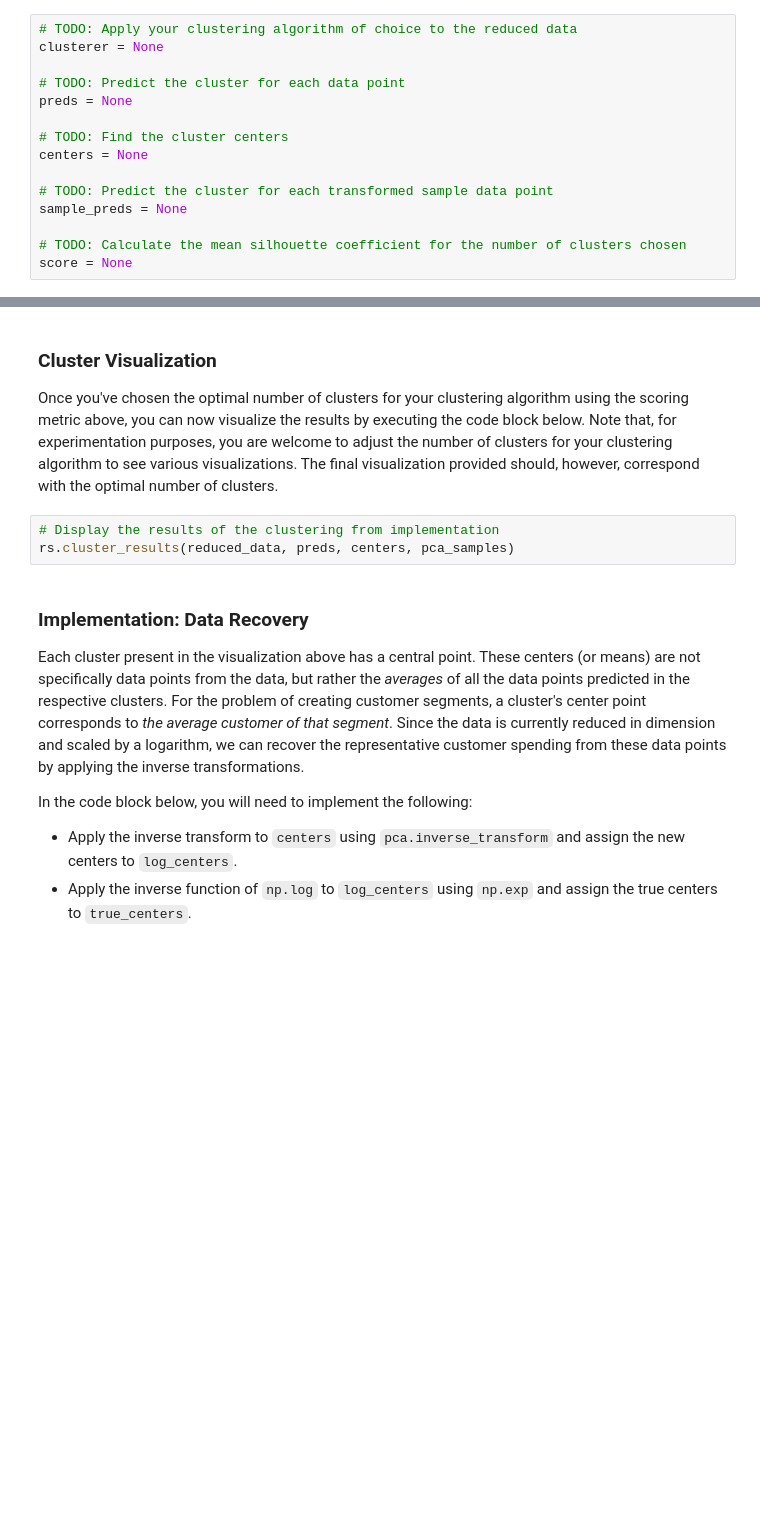
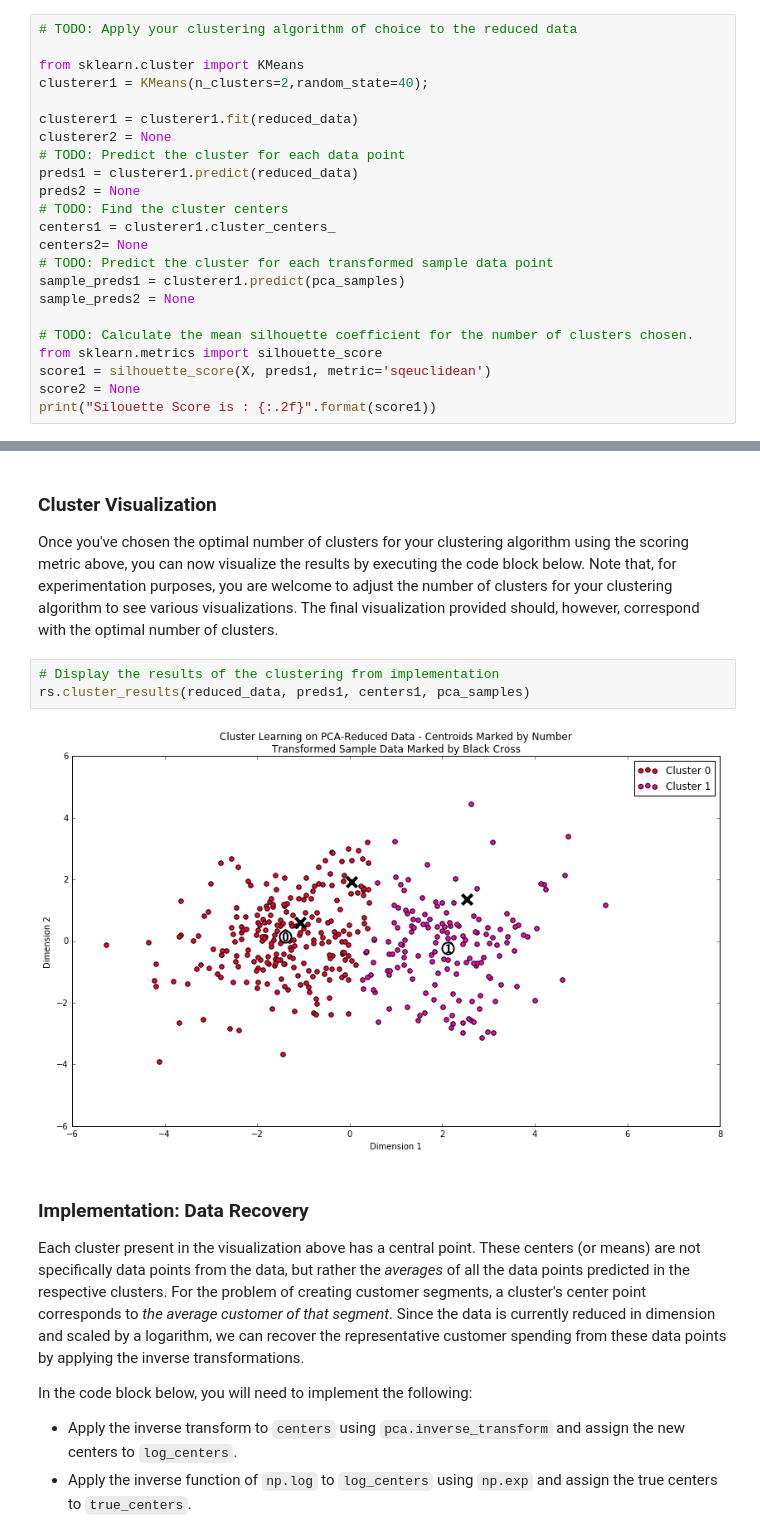
Before and after one commit to nudigamma/machine-learning-projects, a Jupyter notebook: projects/creating_customer_segments/customer_segments.ipynb, the cells around one changed output, grey strips where cells are left out. Cells and saved outputs as stored; diff of their text form; blank space fills up the shorter version.

```diff
--- a/projects/creating_customer_segments/customer_segments.ipynb
+++ b/projects/creating_customer_segments/customer_segments.ipynb
@@ -409,16 +409,24 @@ In the code block below, you will need to implement the following:
    - Assign the silhouette score to `score` and print the result.
 # %%
 # TODO: Apply your clustering algorithm of choice to the reduced data
-clusterer = None
 
+from sklearn.cluster import KMeans
+clusterer1 = KMeans(n_clusters=2,random_state=40);
+
+clusterer1 = clusterer1.fit(reduced_data)
+clusterer2 = None
 # TODO: Predict the cluster for each data point
-preds = None
+preds1 = clusterer1.predict(reduced_data)
+preds2 = None
+# TODO: Find the cluster centers
+centers1 = clusterer1.cluster_centers_
+centers2= None
+# TODO: Predict the cluster for each transformed sample data point
+sample_preds1 = clusterer1.predict(pca_samples)
+sample_preds2 = None
 
-# TODO: Find the cluster centers
-centers = None
-
-# TODO: Predict the cluster for each transformed sample data point
-sample_preds = None
-
-# TODO: Calculate the mean silhouette coefficient for the number of clusters chosen
-score = None
+# TODO: Calculate the mean silhouette coefficient for the number of clusters chosen.
+from sklearn.metrics import silhouette_score
+score1 = silhouette_score(X, preds1, metric='sqeuclidean')
+score2 = None
+print("Silouette Score is : {:.2f}".format(score1))
@@ -432,7 +443,9 @@ score = None
 Once you've chosen the optimal number of clusters for your clustering algorithm using the scoring metric above, you can now visualize the results by executing the code block below. Note that, for experimentation purposes, you are welcome to adjust the number of clusters for your clustering algorithm to see various visualizations. The final visualization provided should, however, correspond with the optimal number of clusters.
 # %%
 # Display the results of the clustering from implementation
-rs.cluster_results(reduced_data, preds, centers, pca_samples)
+rs.cluster_results(reduced_data, preds1, centers1, pca_samples)
+# %% [output]
+[figure, added]
 # %% [markdown]
 ### Implementation: Data Recovery
 Each cluster present in the visualization above has a central point. These centers (or means) are not specifically data points from the data, but rather the *averages* of all the data points predicted in the respective clusters. For the problem of creating customer segments, a cluster's center point corresponds to *the average customer of that segment*. Since the data is currently reduced in dimension and scaled by a logarithm, we can recover the representative customer spending from these data points by applying the inverse transformations.
```
Also changed, not shown: parts of 5 cells of this notebook.
